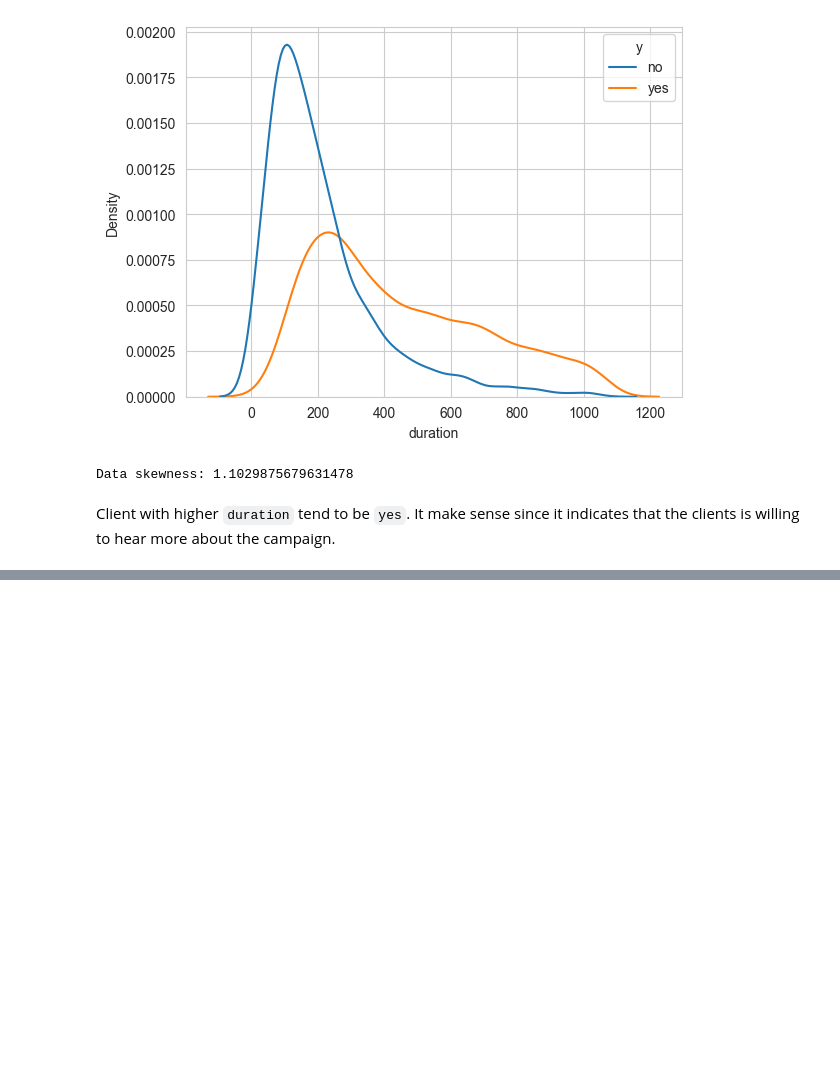
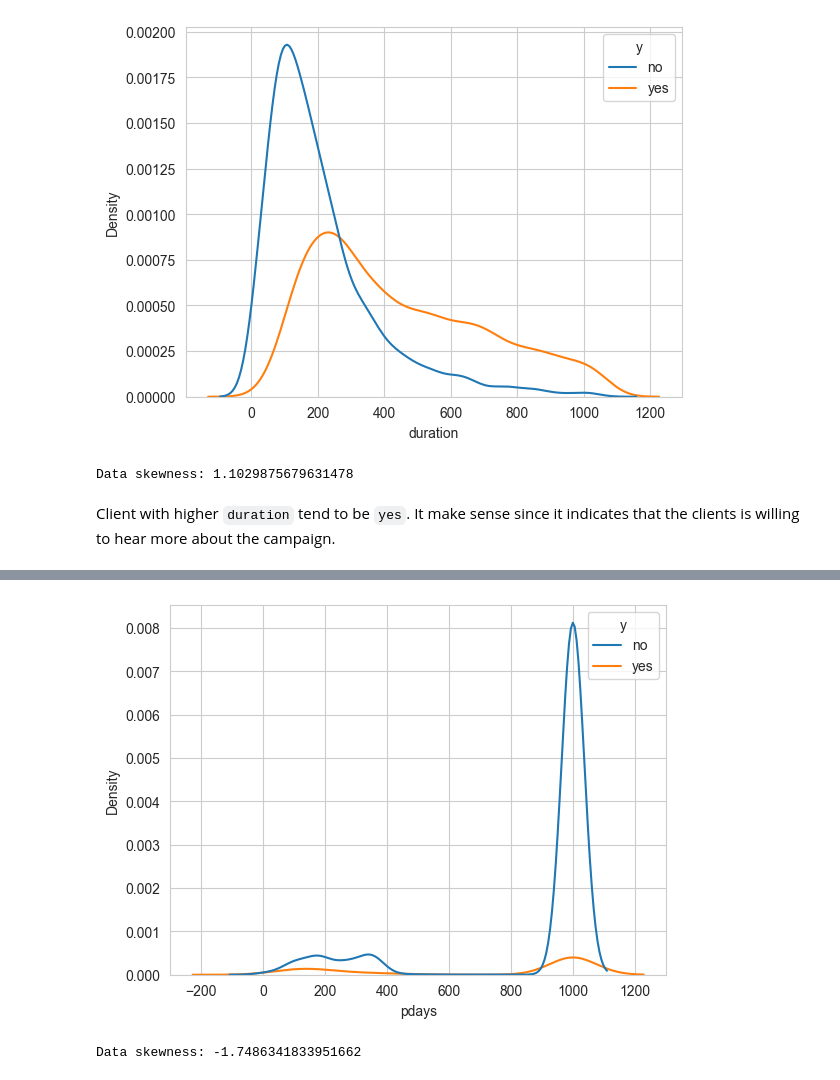
Before and after one commit to carloabimanyu/bank-marketing, a Jupyter notebook: notebooks/notebook.ipynb, the cells around one changed output, grey strips where cells are left out. Drawn from its saved outputs; the diff is of its cells as text; code cells hidden in the pictures; blank space fills up the shorter version.

```diff
--- a/notebooks/notebook.ipynb
+++ b/notebooks/notebook.ipynb
@@ -400,0 +418,11 @@ train.head(2)
+# %%
+train["pdays"] = train["pdays"].apply(lambda x: 999 if x == -1 else x)
+train_rus["pdays"] = train_rus["pdays"].apply(lambda x: 999 if x == -1 else x)
+# %%
+# Check data distribution
+sns.kdeplot(train, x="pdays", hue="y")
+plt.show()
+print(f"Data skewness: {train['pdays'].skew()}")
+# %% [output]
+[figure, added]
+Data skewness: -1.7486341833951662
```
Also changed, not shown: parts of 16 cells of this notebook, 2 other files.
